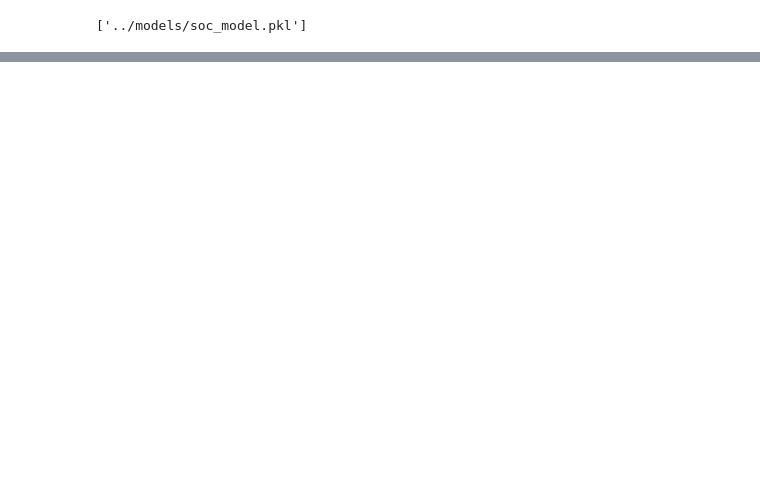
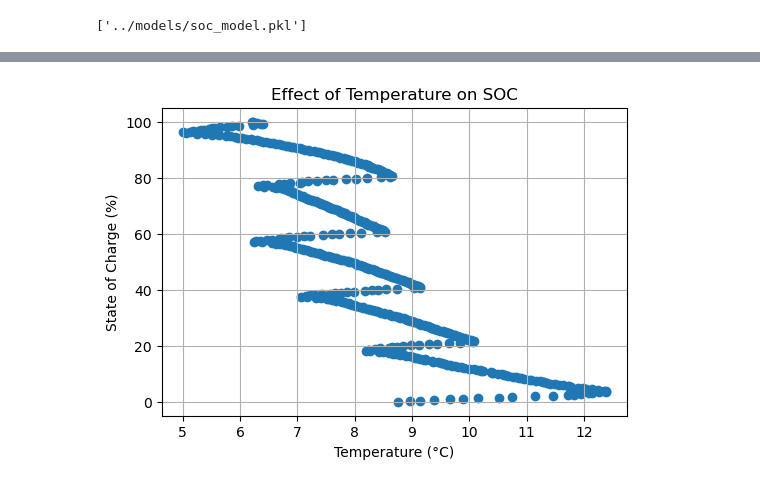
Before and after one commit to aaffu3154-debug/EV-Battery-SOC-Prediction, a Jupyter notebook: notebooks/soc_prediction.ipynb, the cells around one changed output, grey strips where cells are left out. Saved outputs shown, nothing was run; the diff lists cells and outputs as text; code cells hidden in the pictures; blank space fills up the shorter version.

```diff
--- a/notebooks/soc_prediction.ipynb
+++ b/notebooks/soc_prediction.ipynb
@@ -39,0 +97,10 @@ joblib.dump(model, '../models/soc_model.pkl')
+# %%
+plt.figure(figsize=(6,4))
+plt.scatter(data['Temperature'], data['SOC'])
+plt.xlabel("Temperature (°C)")
+plt.ylabel("State of Charge (%)")
+plt.title("Effect of Temperature on SOC")
+plt.grid(True)
+plt.show()
+# %% [output]
+[figure, added]
```
Also changed, not shown: parts of 11 cells of this notebook, 4 other files.
